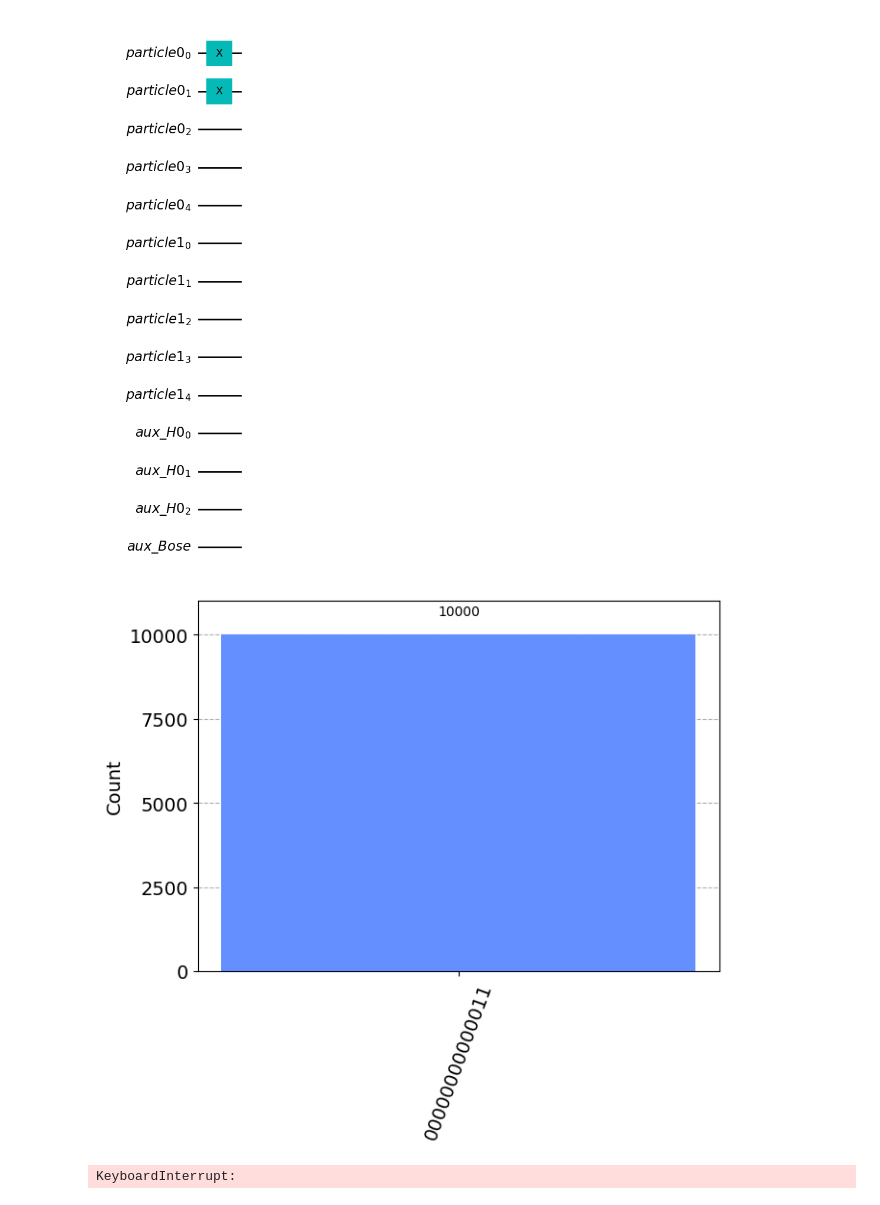
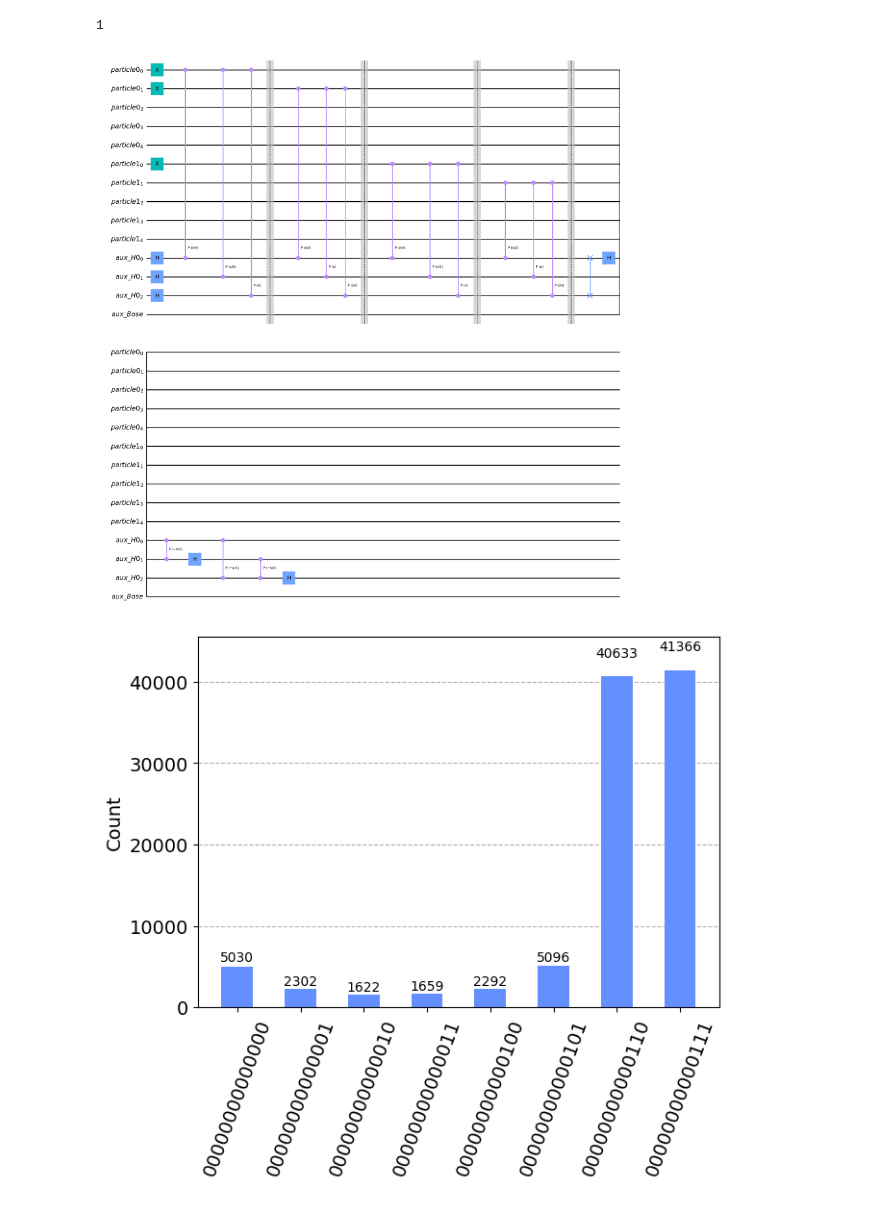
Before and after one commit to UTokyo-ICEPP/single-particle-qft, a Jupyter notebook: qsp/qc_single_particle.ipynb, the cells around one changed output. Saved outputs shown, nothing was run; the diff lists cells and outputs as text; code cells hidden in the pictures.

```diff
--- a/qsp/qc_single_particle.ipynb
+++ b/qsp/qc_single_particle.ipynb
@@ -53,7 +66,7 @@ circuit.draw('mpl')
 # circuit.draw('mpl') # 1つのparticleに対して下位 L* d ビットが運動量の大きさ、次のdビットが符号、最後1ビットがoccupancy
 # %%
 #### A. Initial State Preparation ####
-circuit, particle_regs, anc_reg_h0, anc_reg_symm = init(M, N_abs, N)
+circuit, particle_regs, anc_reg_h0, anc_reg_symm = init(M, N_abs, d)
 ## 初期状態において, 粒子がある量子レジスタのインデックスのリストを用意する
 ## 第0量子レジスタに粒子があると仮定
 # reg_list = [1]
@@ -72,6 +86,7 @@ circuit.draw('mpl')
 [figure]
 # %%
 circuit.barrier()
+circuit, particle_regs, anc_reg_h0, anc_reg_symm = init(M, N_abs, d)
 ## 波束の位置空間の重心 xbar を並進移動させる
 pos_trans_mat = np.zeros((n, d))
 pos_trans_mat[0][0] = 5 # 第0量子レジスタの第0次元に存在する粒子を5マス移動
@@ -99,5 +115,6 @@ circuit.draw('mpl')
 # %%
 circuit.barrier()
+circuit, particle_regs, anc_reg_h0, anc_reg_symm = init(M, N_abs, d)
 ## 上のセルと同様に, 運動量空間の重心 pbar も並進移動させる
 ## QFTを使うだけでやり方は全く同じ（はず）
 
@@ -142,7 +159,7 @@ for ireg in range(n):
             for ictrl in range(iqubit):
                 power = ictrl - iqubit - 1 + N_abs
                 phi = (2 ** power) * 2. * np.pi / (2 ** N_abs)
-                circuit.cp(phi, particle_regs[ireg][ictrl], particle_regs[ireg][iqubit])
+                circuit.cp(- phi, particle_regs[ireg][ictrl], particle_regs[ireg][iqubit])
             circuit.h(particle_regs[ireg][iqubit])
             # circuit.barrier()
 
@@ -152,5 +170,6 @@ circuit.draw('mpl')
 # %%
 circuit.barrier()
+circuit, particle_regs, anc_reg_h0, anc_reg_symm = init(M, N_abs, d)
 ## Bose symmetrization
 # n, Mに応じて改訂する必要あり
 circuit.h(anc_reg_symm[0])
@@ -160,7 +179,8 @@ for ireg in range(M):
             if ireg > jreg:
                 circuit.cswap(anc_reg_symm[0], particle_regs[ireg][iqubit], particle_regs[jreg][iqubit])
 # circuit.x(anc_reg_symm[0]) # anc_reg_symm[0]を制御ビットとしてanc_reg_symm[0]を標的ビットにすることはできない？
-# そもそもuncomputeする必要はある？
+
+circuit.cx(particle_regs[1][N - 1], anc_reg_symm)
 
 circuit.draw('mpl')
 # %% [output]
@@ -168,47 +189,49 @@ circuit.draw('mpl')
 # %%
 #### B. Time Evolution ####
 ## Free Hamiltonian ##
 # (全体位相がかかるだけなので要らないのでは？→ガウス型波束は時間発展ともに広がるので必要)
 # まず、フーリエ変換を用いて足し算を実装→それを元にS^phiをかけていく
 
 # circuit.barrier()
-circuit, particle_regs, anc_reg_h0, anc_reg_symm = init(M, N_abs, N) # ancilla bitのビット数は調整する必要あり
+circuit, particle_regs, anc_reg_h0, anc_reg_symm = init(M, N_abs, d)
 circuit.x(particle_regs[0][0])
 circuit.x(particle_regs[0][1])
+circuit.x(particle_regs[1][0])
 
 l0 = anc_reg_h0.size
+dphi = 2 * np.pi / (2 ** anc_reg_h0.size)
+
 circuit.h(anc_reg_h0) # equal superposition
 # addition
-for ireg in range(M):
-    for ictrl, qctrl in enumerate(particle_regs[ireg][0:N_abs * d]):
+for reg_ctrl in particle_regs:
+    for ictrl, qctrl in enumerate(reg_ctrl[0:N_abs * d - 1]):
         for itarg, qtarg in enumerate(anc_reg_h0):
-            power = ictrl - itarg - 1 + l0
-            phi = (2 ** power) * 2 * np.pi / (2 ** l0)
-            circuit.cp(phi, qctrl, qtarg)
+            circuit.cp(dphi * (2 ** (ictrl + itarg)), qctrl, qtarg)
         circuit.barrier()
 
 # inverse QFT
 for iswap in range(l0 // 2):
     circuit.swap(anc_reg_h0[iswap], anc_reg_h0[l0 - 1 - iswap])
 for iqubit in range(l0):
     for ictrl in range(iqubit):
         power = ictrl - iqubit - 1 + N_abs
         phi = (2 ** power) * 2. * np.pi / (2 ** N_abs)
-        circuit.cp(phi, anc_reg_h0[ictrl], anc_reg_h0[iqubit])
+        circuit.cp(- phi, anc_reg_h0[ictrl], anc_reg_h0[iqubit])
     circuit.h(anc_reg_h0[iqubit])
 
 circuit.draw('mpl')
 # %% [output]
+1
-[figure, old version]
+[figure, new version]
 # %%
 ## how to measure and count
 circuit.measure_all()
 # Run the circuit in qasm_simulator and plot the histogram
 simulator = AerSimulator()
 circuit = transpile(circuit, backend=simulator)
-job = simulator.run(circuit, shots=10000)
+job = simulator.run(circuit, shots=100000)
 result = job.result()
 counts = result.get_counts(circuit)
 plot_histogram(counts)
 # %% [output]
-[figure, old version]
+[figure, new version]
@@ -254,19 +237,0 @@ def set_target_list(M, L, particle_registers):
-# %%
-## main
-circuit, particle_registers = init(M) # initialization
-
-circuit.x(particle_registers[0][0]) # make arbitrary circuit
-
-add_gate, cadd_gate = make_add_gate(M, L) # make addition gate
-targ_list = set_target_list(M, L, particle_registers) # set target_list
-
-circuit.append(add_gate, qargs=targ_list)
-for i in range(M):
-    circuit.barrier()
-    circuit.x(particle_registers[i][L + d])
-    circuit.append(cadd_gate, qargs=([particle_registers[i][L + d]] + targ_list)) # n_Omega times
-    circuit.x(particle_registers[i][L + d])
-
-circuit.draw('mpl')
-# %% [output]
-KeyboardInterrupt:
```
Also changed, not shown: parts of 13 cells of this notebook.
